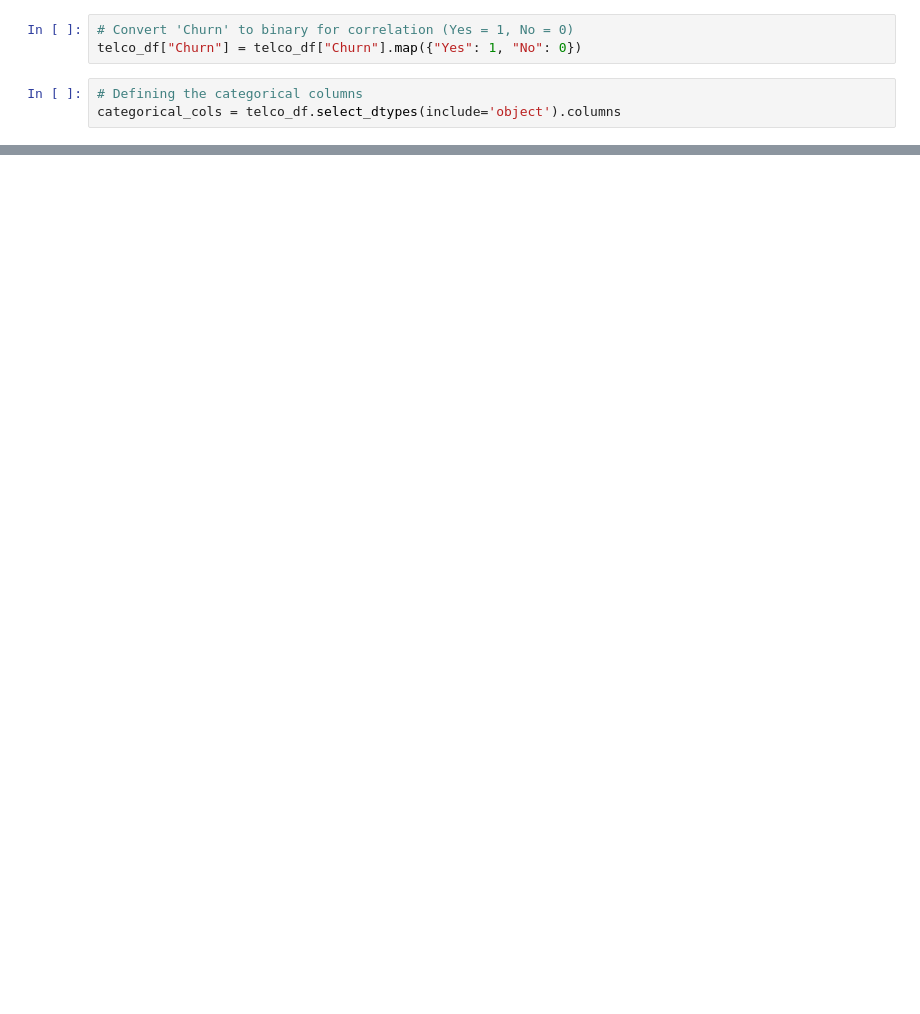
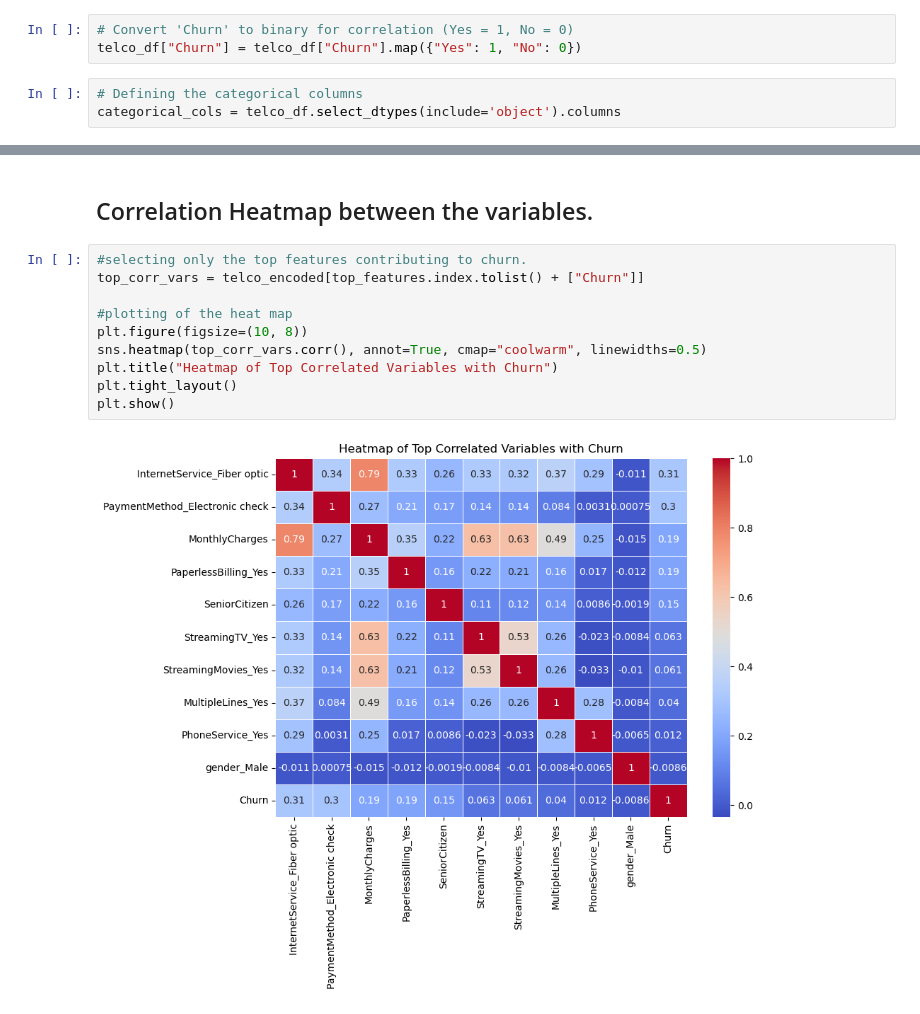
Before and after one commit to JKariithi/churn_rate_analysis, a Jupyter notebook: churn_rate_analysis.ipynb, the cells around one changed output, grey strips where cells are left out. Drawn from its saved outputs; the diff is of its cells as text; blank space fills up the shorter version.

```diff
--- a/churn_rate_analysis.ipynb
+++ b/churn_rate_analysis.ipynb
@@ -386,0 +454,14 @@ categorical_cols = telco_df.select_dtypes(include='object').columns
+# %% [markdown]
+## Correlation Heatmap between the variables.
+# %%
+#selecting only the top features contributing to churn.
+top_corr_vars = telco_encoded[top_features.index.tolist() + ["Churn"]]
+
+#plotting of the heat map
+plt.figure(figsize=(10, 8))
+sns.heatmap(top_corr_vars.corr(), annot=True, cmap="coolwarm", linewidths=0.5)
+plt.title("Heatmap of Top Correlated Variables with Churn")
+plt.tight_layout()
+plt.show()
+# %% [output]
+[figure, added]
```
Also changed, not shown: parts of 31 cells of this notebook.
